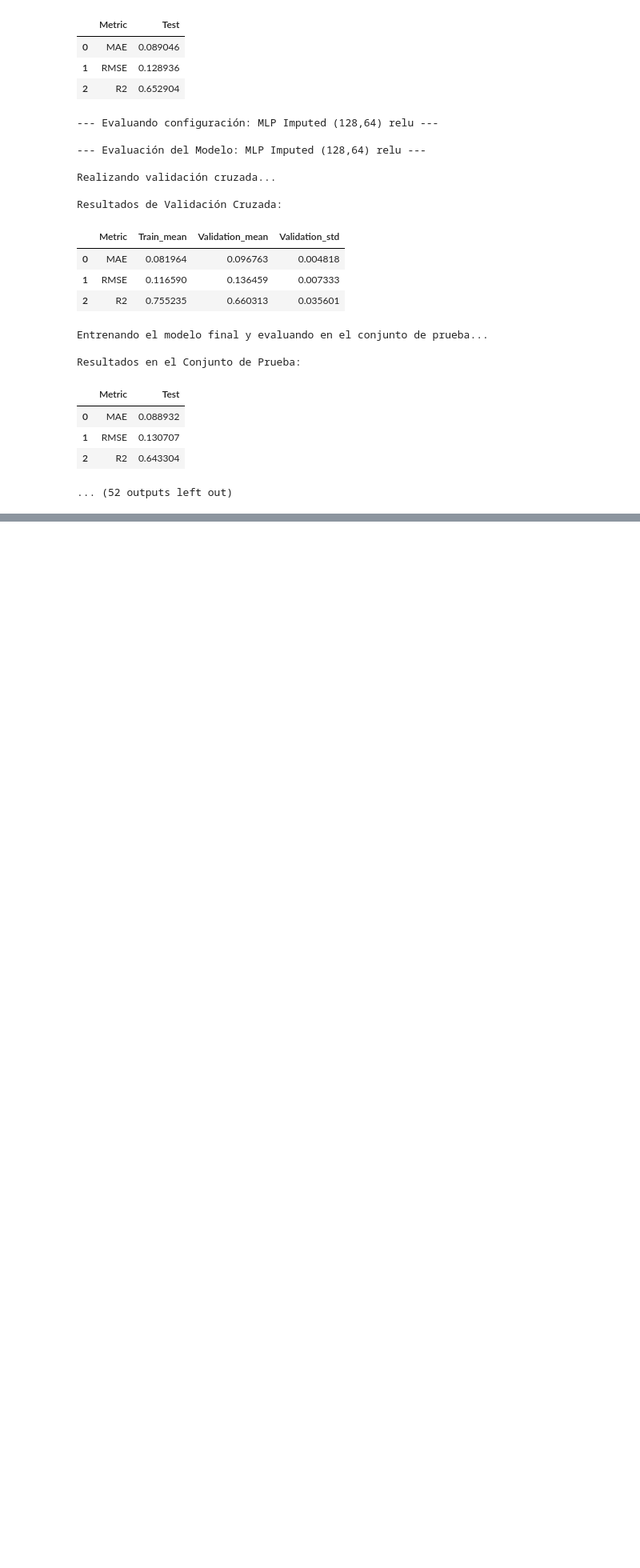
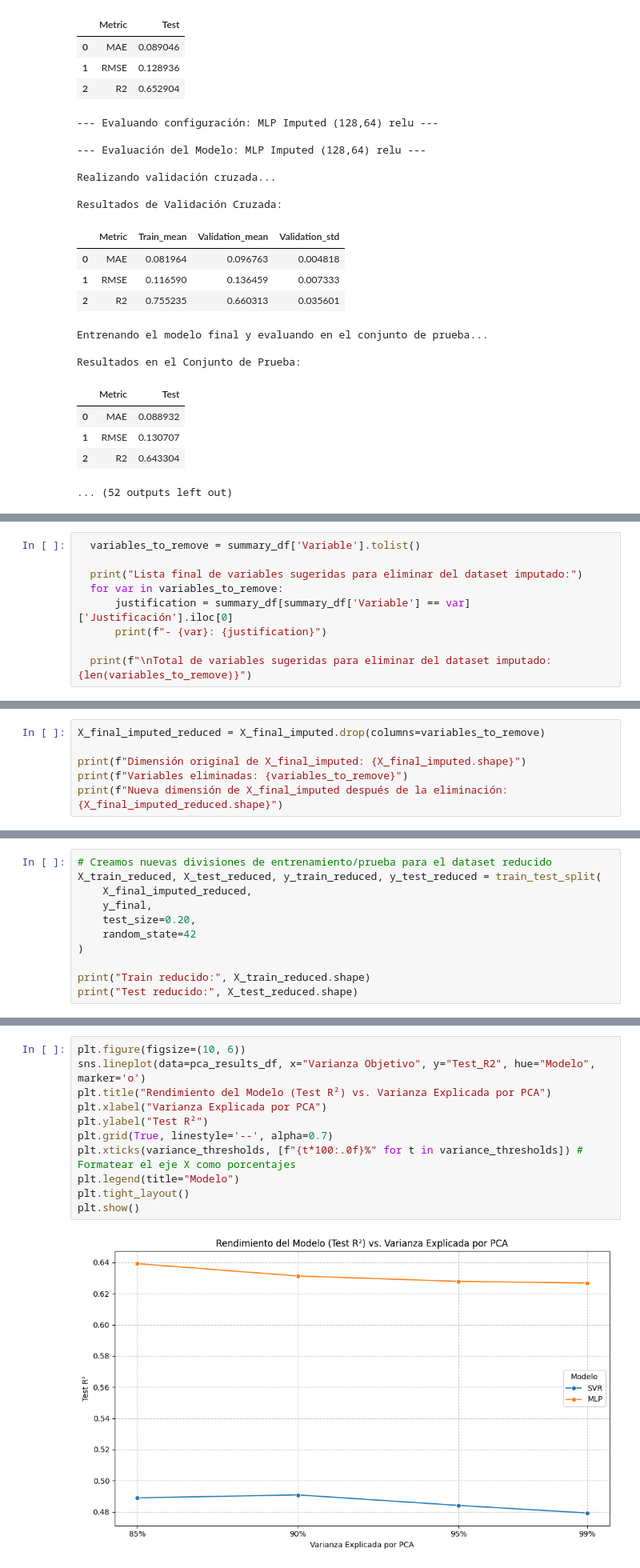
Before and after one commit to josemesa0112/machine-learning-repository, a Jupyter notebook: Machine_Learning_applied_to_Crime_Prediction.ipynb, the cells around one changed output, grey strips where cells are left out. Shown at 80% size. Cells and saved outputs as stored; diff of their text form; blank space fills up the shorter version.

```diff
--- a/Machine_Learning_applied_to_Crime_Prediction.ipynb
+++ b/Machine_Learning_applied_to_Crime_Prediction.ipynb
@@ -1818,0 +1964,9 @@ Resultados en el Conjunto de Prueba:
+# %%
+  variables_to_remove = summary_df['Variable'].tolist()
+
+  print("Lista final de variables sugeridas para eliminar del dataset imputado:")
+  for var in variables_to_remove:
+      justification = summary_df[summary_df['Variable'] == var]['Justificación'].iloc[0]
+      print(f"- {var}: {justification}")
+
+  print(f"\nTotal de variables sugeridas para eliminar del dataset imputado: {len(variables_to_remove)}")
@@ -1818,0 +1988,6 @@ Resultados en el Conjunto de Prueba:
+# %%
+X_final_imputed_reduced = X_final_imputed.drop(columns=variables_to_remove)
+
+print(f"Dimensión original de X_final_imputed: {X_final_imputed.shape}")
+print(f"Variables eliminadas: {variables_to_remove}")
+print(f"Nueva dimensión de X_final_imputed después de la eliminación: {X_final_imputed_reduced.shape}")
@@ -1818,0 +2002,11 @@ Resultados en el Conjunto de Prueba:
+# %%
+# Creamos nuevas divisiones de entrenamiento/prueba para el dataset reducido
+X_train_reduced, X_test_reduced, y_train_reduced, y_test_reduced = train_test_split(
+    X_final_imputed_reduced,
+    y_final,
+    test_size=0.20,
+    random_state=42
+)
+
+print("Train reducido:", X_train_reduced.shape)
+print("Test reducido:", X_test_reduced.shape)
@@ -1818,0 +2142,13 @@ Resultados en el Conjunto de Prueba:
+# %%
+plt.figure(figsize=(10, 6))
+sns.lineplot(data=pca_results_df, x="Varianza Objetivo", y="Test_R2", hue="Modelo", marker='o')
+plt.title("Rendimiento del Modelo (Test R²) vs. Varianza Explicada por PCA")
+plt.xlabel("Varianza Explicada por PCA")
+plt.ylabel("Test R²")
+plt.grid(True, linestyle='--', alpha=0.7)
+plt.xticks(variance_thresholds, [f"{t*100:.0f}%" for t in variance_thresholds]) # Formatear el eje X como porcentajes
+plt.legend(title="Modelo")
+plt.tight_layout()
+plt.show()
+# %% [output]
+[figure, added]
```
Also changed, not shown: parts of 26 cells of this notebook.
